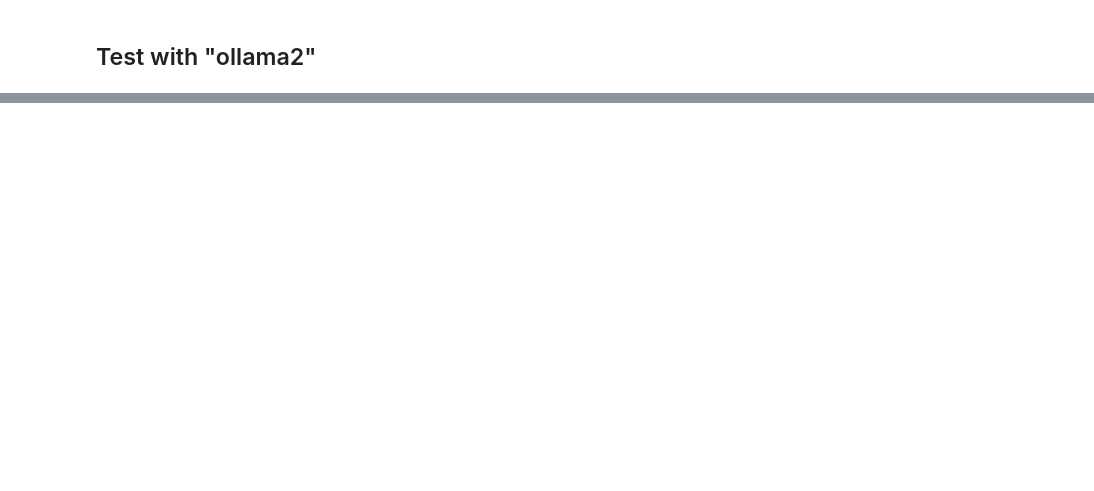
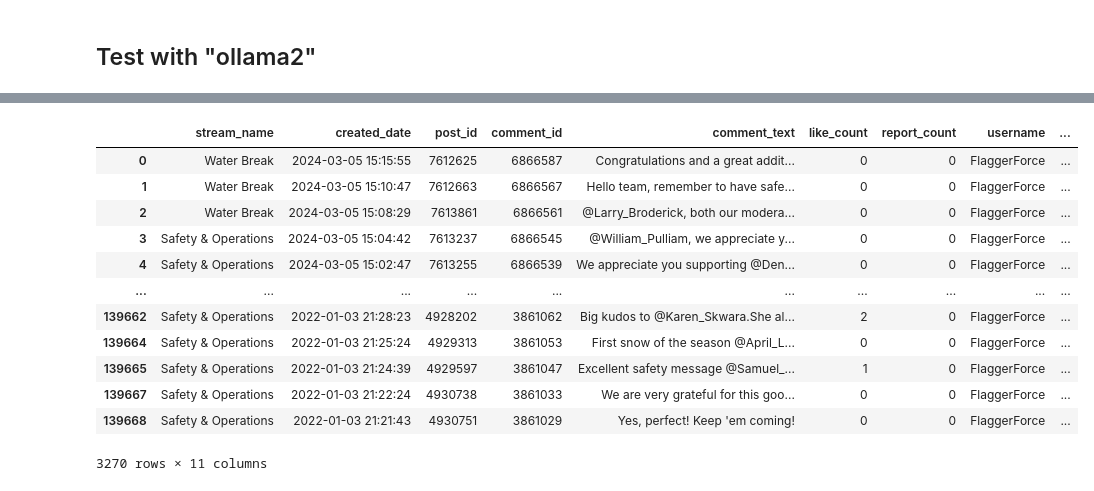
Before and after one commit to edupache/thesis_GenAI, a Jupyter notebook: ollama_first/ollama_benchmark.ipynb, the cells around one changed output, grey strips where cells are left out. Cells and saved outputs as stored; diff of their text form; code cells hidden in the pictures; blank space fills up the shorter version.

```diff
--- a/ollama_first/ollama_benchmark.ipynb
+++ b/ollama_first/ollama_benchmark.ipynb
@@ -130,0 +155,15 @@ splits
+# %%
+# Import users file
+import os
+import pandas as pd
+
+#path = "/home/ubuntu/thesis_GenAI/data/production_datasets/cleaned_datasets"
+path = "C:\\Users\\eduar\\Documents\\Master_Thesis\\GenAI_Thesis_Beekeeper\\data\\production_datasets\\cleaned_datasets"
+file_name = "comments_cleaned.csv"
+file_path = os.path.join(path, file_name)
+df_comments = pd.read_csv(file_path)
+
+# Create a sample of 50,000 comments to test
+df_comments_to_test = df_comments.sample(300)
+# Print a sample
+df_comments.sample(5)
@@ -130,0 +199,16 @@ splits
+# %%
+df_comments[df_comments['username']=='FlaggerForce']
+# %% [output]
+|  | stream_name | created_date | post_id | comment_id | comment_text | like_count | report_count | username | ... |
+| 0 | Water Break | 2024-03-05 15:15:55 | 7612625 | 6866587 | Congratulations and a great addit... | 0 | 0 | FlaggerForce | ... |
+| 1 | Water Break | 2024-03-05 15:10:47 | 7612663 | 6866567 | Hello team, remember to have safe... | 0 | 0 | FlaggerForce | ... |
+| 2 | Water Break | 2024-03-05 15:08:29 | 7613861 | 6866561 | @Larry_Broderick, both our modera... | 0 | 0 | FlaggerForce | ... |
+| 3 | Safety & Operations | 2024-03-05 15:04:42 | 7613237 | 6866545 | @William_Pulliam, we appreciate y... | 0 | 0 | FlaggerForce | ... |
+| 4 | Safety & Operations | 2024-03-05 15:02:47 | 7613255 | 6866539 | We appreciate you supporting @Den... | 0 | 0 | FlaggerForce | ... |
+| ... | ... | ... | ... | ... | ... | ... | ... | ... | ... |
+| 139662 | Safety & Operations | 2022-01-03 21:28:23 | 4928202 | 3861062 | Big kudos to @Karen_Skwara.She al... | 2 | 0 | FlaggerForce | ... |
+| 139664 | Safety & Operations | 2022-01-03 21:25:24 | 4929313 | 3861053 | First snow of the season @April_L... | 0 | 0 | FlaggerForce | ... |
+| 139665 | Safety & Operations | 2022-01-03 21:24:39 | 4929597 | 3861047 | Excellent safety message @Samuel_... | 1 | 0 | FlaggerForce | ... |
+| 139667 | Safety & Operations | 2022-01-03 21:22:24 | 4930738 | 3861033 | We are very grateful for this goo... | 0 | 0 | FlaggerForce | ... |
+| 139668 | Safety & Operations | 2022-01-03 21:21:43 | 4930751 | 3861029 | Yes, perfect! Keep 'em coming! | 0 | 0 | FlaggerForce | ... |
+3270 rows × 11 columns
```
Also changed, not shown: parts of 54 cells of this notebook, 13 other files.
